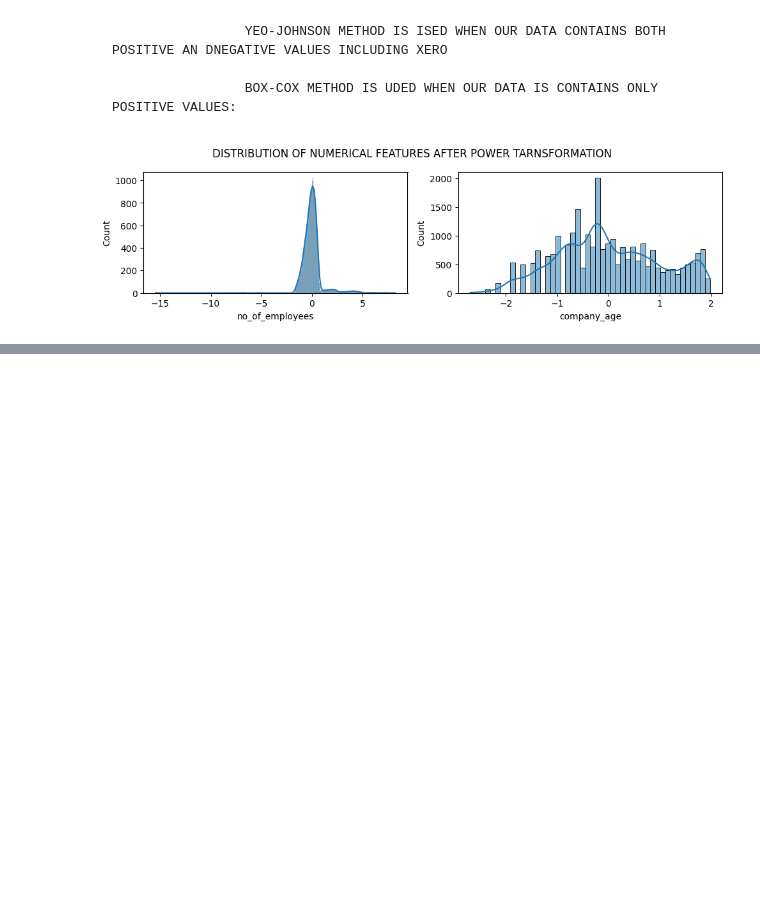
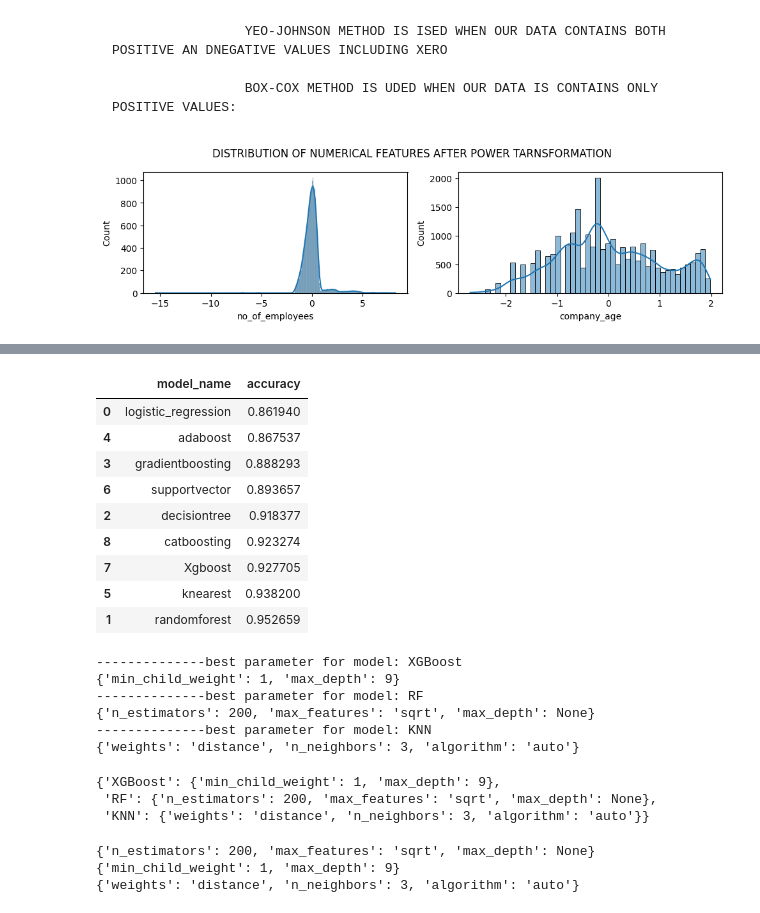
Before and after one commit to pranavshrivastava1104/MLOPS-project, a Jupyter notebook: notebook/feature_engeenring.ipynb, the cells around one changed output, grey strips where cells are left out. Saved outputs shown, nothing was run; the diff lists cells and outputs as text; code cells hidden in the pictures; blank space fills up the shorter version.

```diff
--- a/notebook/feature_engeenring.ipynb
+++ b/notebook/feature_engeenring.ipynb
@@ -162,0 +191,7 @@ for i in range (0,len(transform_feature)):
+# %%
+from sklearn.model_selection import train_test_split
+X_train,X_test,y_train,y_test=train_test_split(X_res,y_res,random_state=42)
+print(X_train.shape)
+print(X_test.shape)
+print(y_train.shape)
+print(y_test.shape)
@@ -162,0 +212,20 @@ for i in range (0,len(transform_feature)):
+# %%
+def evaluate_clf(actual,predicted):
+    acc_score=accuracy_score(actual,predicted)
+    f1=f1_score(actual,predicted)
+    precision=precision_score(actual,predicted)
+    recall=recall_score(actual,predicted)
+    roc_score=roc_auc_score(actual,predicted)
+    return acc_score,f1,precision,recall,roc_score
+# %%
+models={
+    'logistic_regression':LogisticRegression(),
+    'randomforest': RandomForestClassifier(),
+    'decisiontree':DecisionTreeClassifier(),
+    'gradientboosting':GradientBoostingClassifier(),
+    'adaboost':AdaBoostClassifier(),
+    'knearest':KNeighborsClassifier(),
+    'supportvector':SVC(),
+    'Xgboost':XGBClassifier(),
+    'catboosting':CatBoostClassifier()
+}
@@ -162,0 +277,3 @@ for i in range (0,len(transform_feature)):
+# %%
+
+model_report=evaluate_models(X=X_res,y=y_res,models=models)
@@ -162,0 +298,13 @@ for i in range (0,len(transform_feature)):
+# %%
+model_report
+# %% [output]
+|  | model_name | accuracy |
+| 0 | logistic_regression | 0.861940 |
+| 4 | adaboost | 0.867537 |
+| 3 | gradientboosting | 0.888293 |
+| 6 | supportvector | 0.893657 |
+| 2 | decisiontree | 0.918377 |
+| 8 | catboosting | 0.923274 |
+| 7 | Xgboost | 0.927705 |
+| 5 | knearest | 0.938200 |
+| 1 | randomforest | 0.952659 |
@@ -162,0 +334,32 @@ for i in range (0,len(transform_feature)):
+# %%
+from sklearn.model_selection import RandomizedSearchCV
+model_params={}
+for name , model , params in randomcv_models:
+    random=RandomizedSearchCV(estimator=model,param_distributions=params,cv=3,n_iter=100,n_jobs=-1)
+    random.fit(X_res,y_res)
+    model_params[name]=random.best_params_
+
+for model_name in model_params:
+    print(f"--------------best parameter for model: {model_name}")
+    print(model_params[model_name])
+# %% [output]
+--------------best parameter for model: XGBoost
+{'min_child_weight': 1, 'max_depth': 9}
+--------------best parameter for model: RF
+{'n_estimators': 200, 'max_features': 'sqrt', 'max_depth': None}
+--------------best parameter for model: KNN
+{'weights': 'distance', 'n_neighbors': 3, 'algorithm': 'auto'}
+# %%
+model_params
+# %% [output]
+{'XGBoost': {'min_child_weight': 1, 'max_depth': 9},
+ 'RF': {'n_estimators': 200, 'max_features': 'sqrt', 'max_depth': None},
+ 'KNN': {'weights': 'distance', 'n_neighbors': 3, 'algorithm': 'auto'}}
+# %%
+print(model_params['RF'])
+print(model_params['XGBoost'])
+print(model_params['KNN'])
+# %% [output]
+{'n_estimators': 200, 'max_features': 'sqrt', 'max_depth': None}
+{'min_child_weight': 1, 'max_depth': 9}
+{'weights': 'distance', 'n_neighbors': 3, 'algorithm': 'auto'}
```
Also changed, not shown: parts of 17 cells of this notebook, 4 other files.
